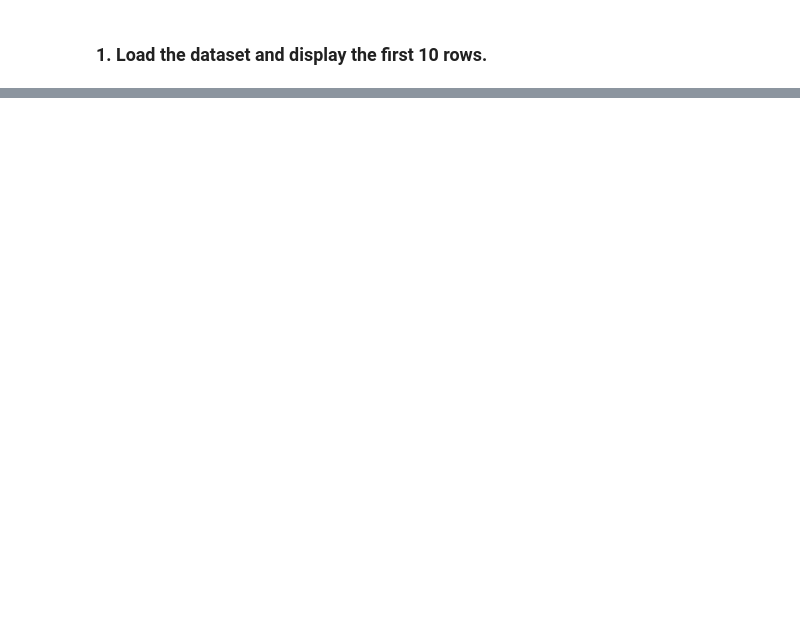
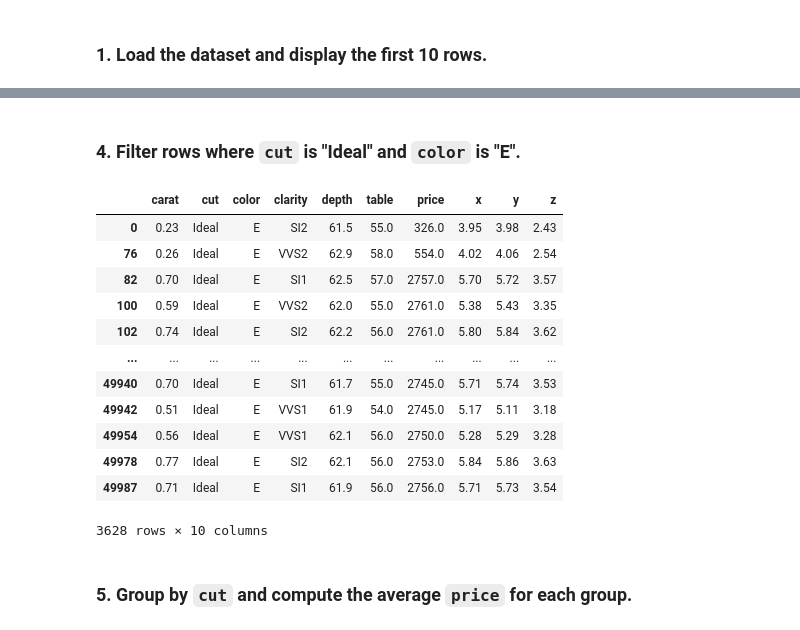
Before and after one commit to Arshdeepkaur3560/assignments, a Jupyter notebook: assignments_py.ipynb, the cells around one changed output, grey strips where cells are left out. Saved outputs shown, nothing was run; the diff lists cells and outputs as text; code cells hidden in the pictures; blank space fills up the shorter version.

```diff
--- a/assignments_py.ipynb
+++ b/assignments_py.ipynb
@@ -928,0 +1128,3 @@ df.shape
+# %%
+df["price"]=df["price"].fillna(df["price"].mean())
+df.head(8)
@@ -928,0 +1141,21 @@ df.shape
+# %% [markdown]
+###  4. Filter rows where `cut` is "Ideal" and `color` is "E".
+# %%
+filter_df = df[(df['cut'] == 'Ideal') & (df['color'] == 'E')]
+filter_df
+# %% [output]
+|  | carat | cut | color | clarity | depth | table | price | x | y | z |
+| 0 | 0.23 | Ideal | E | SI2 | 61.5 | 55.0 | 326.0 | 3.95 | 3.98 | 2.43 |
+| 76 | 0.26 | Ideal | E | VVS2 | 62.9 | 58.0 | 554.0 | 4.02 | 4.06 | 2.54 |
+| 82 | 0.70 | Ideal | E | SI1 | 62.5 | 57.0 | 2757.0 | 5.70 | 5.72 | 3.57 |
+| 100 | 0.59 | Ideal | E | VVS2 | 62.0 | 55.0 | 2761.0 | 5.38 | 5.43 | 3.35 |
+| 102 | 0.74 | Ideal | E | SI2 | 62.2 | 56.0 | 2761.0 | 5.80 | 5.84 | 3.62 |
+| ... | ... | ... | ... | ... | ... | ... | ... | ... | ... | ... |
+| 49940 | 0.70 | Ideal | E | SI1 | 61.7 | 55.0 | 2745.0 | 5.71 | 5.74 | 3.53 |
+| 49942 | 0.51 | Ideal | E | VVS1 | 61.9 | 54.0 | 2745.0 | 5.17 | 5.11 | 3.18 |
+| 49954 | 0.56 | Ideal | E | VVS1 | 62.1 | 56.0 | 2750.0 | 5.28 | 5.29 | 3.28 |
+| 49978 | 0.77 | Ideal | E | SI2 | 62.1 | 56.0 | 2753.0 | 5.84 | 5.86 | 3.63 |
+| 49987 | 0.71 | Ideal | E | SI1 | 61.9 | 56.0 | 2756.0 | 5.71 | 5.73 | 3.54 |
+3628 rows × 10 columns
+# %% [markdown]
+###  5. Group by `cut` and compute the average `price` for each group.
```
Also changed, not shown: parts of 43 cells of this notebook.
